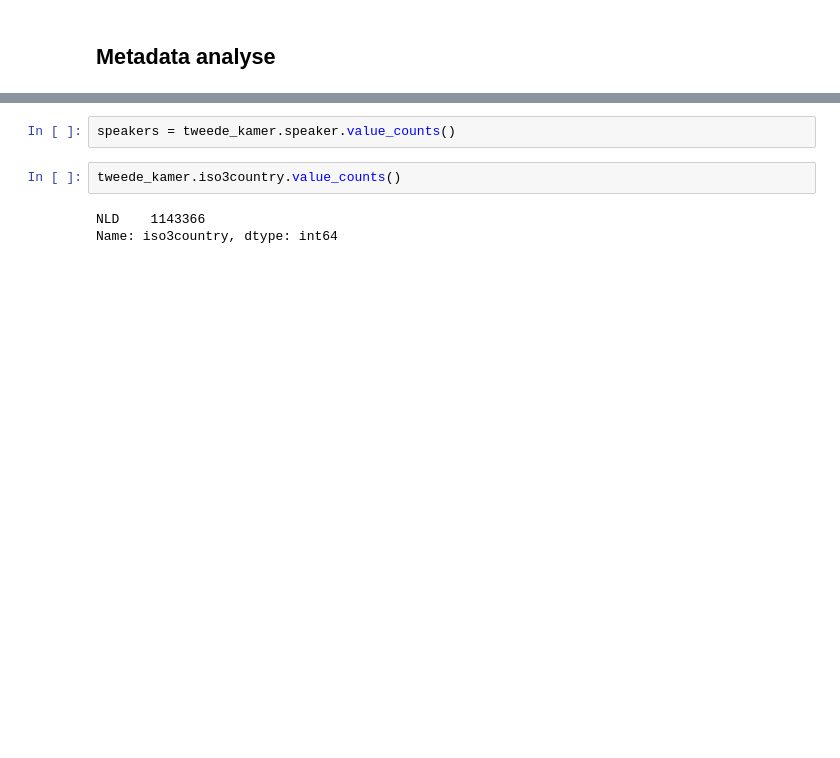
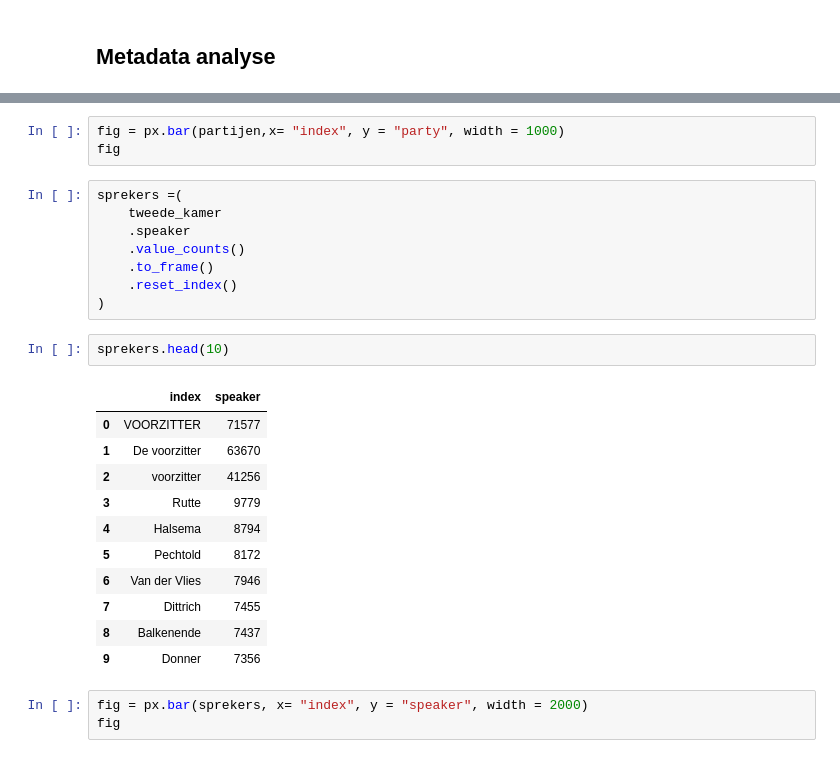
Before and after one commit to longhowlam/kamer_debatten, a Jupyter notebook: speeches.ipynb, the cells around one changed output, grey strips where cells are left out. Cells and saved outputs as stored; diff of their text form; blank space fills up the shorter version.

```diff
--- a/speeches.ipynb
+++ b/speeches.ipynb
@@ -73,7 +62,28 @@ Name: party, dtype: int64
+# %%
+fig = px.bar(partijen,x= "index", y = "party", width = 1000)
+fig
 # %%
-speakers = tweede_kamer.speaker.value_counts()
+sprekers =(
+    tweede_kamer
+    .speaker
+    .value_counts()
+    .to_frame()
+    .reset_index()
+)
-# %%
-tweede_kamer.iso3country.value_counts()
-# %% [output]
-NLD    1143366
-Name: iso3country, dtype: int64
+# %%
+sprekers.head(10)
+# %% [output]
+|  | index | speaker |
+| 0 | VOORZITTER | 71577 |
+| 1 | De voorzitter | 63670 |
+| 2 | voorzitter | 41256 |
+| 3 | Rutte | 9779 |
+| 4 | Halsema | 8794 |
+| 5 | Pechtold | 8172 |
+| 6 | Van der Vlies | 7946 |
+| 7 | Dittrich | 7455 |
+| 8 | Balkenende | 7437 |
+| 9 | Donner | 7356 |
+# %%
+fig = px.bar(sprekers, x= "index", y = "speaker", width = 2000)
+fig
```
Also changed, not shown: parts of 14 cells of this notebook.
